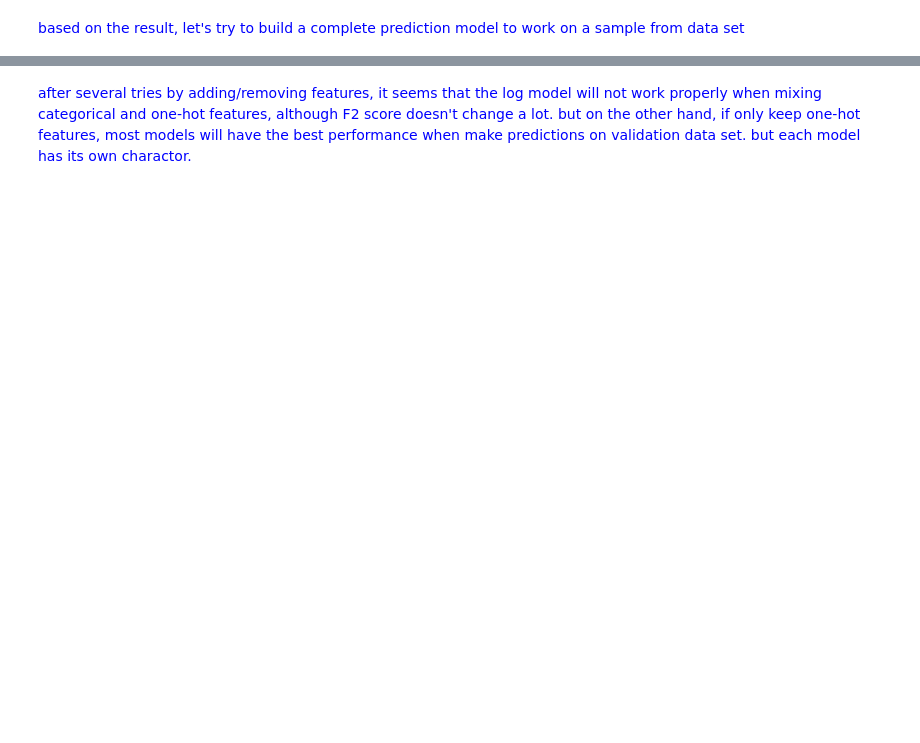
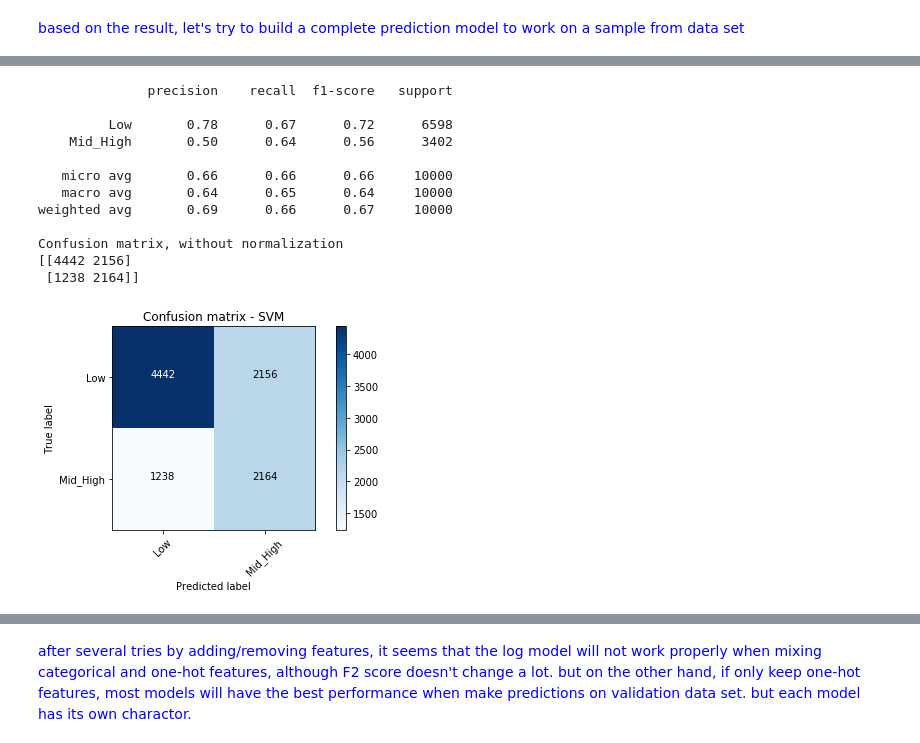
Before and after one commit to brucehsi/Coursera_Capstone, a Jupyter notebook: capstone assignment.ipynb, the cells around one changed output, grey strips where cells are left out. Cells and saved outputs as stored; diff of their text form; code cells hidden in the pictures; blank space fills up the shorter version.

```diff
--- a/capstone assignment.ipynb
+++ b/capstone assignment.ipynb
@@ -801,0 +856,30 @@ Name: L1, dtype: int64
+# %%
+# SVM
+df_X=df_v[feature_list]
+y_valid=df_v['L1']
+yhat_valid=SVM_L1.predict(df_X)
+
+
+# Compute confusion matrix
+cnf_matrix = confusion_matrix(y_valid, yhat_valid, labels=['Low',"Mid_High"])
+np.set_printoptions(precision=2)
+
+print (classification_report(y_valid, yhat_valid))
+
+# Plot non-normalized confusion matrix
+plt.figure()
+plot_confusion_matrix(cnf_matrix, classes=['Low','Mid_High'],normalize= False,  title='Confusion matrix - SVM')
+# %% [output]
+              precision    recall  f1-score   support
+
+         Low       0.78      0.67      0.72      6598
+    Mid_High       0.50      0.64      0.56      3402
+
+   micro avg       0.66      0.66      0.66     10000
+   macro avg       0.64      0.65      0.64     10000
+weighted avg       0.69      0.66      0.67     10000
+
+Confusion matrix, without normalization
+[[4442 2156]
+ [1238 2164]]
+[figure, added]
```
Also changed, not shown: parts of 33 cells of this notebook.
